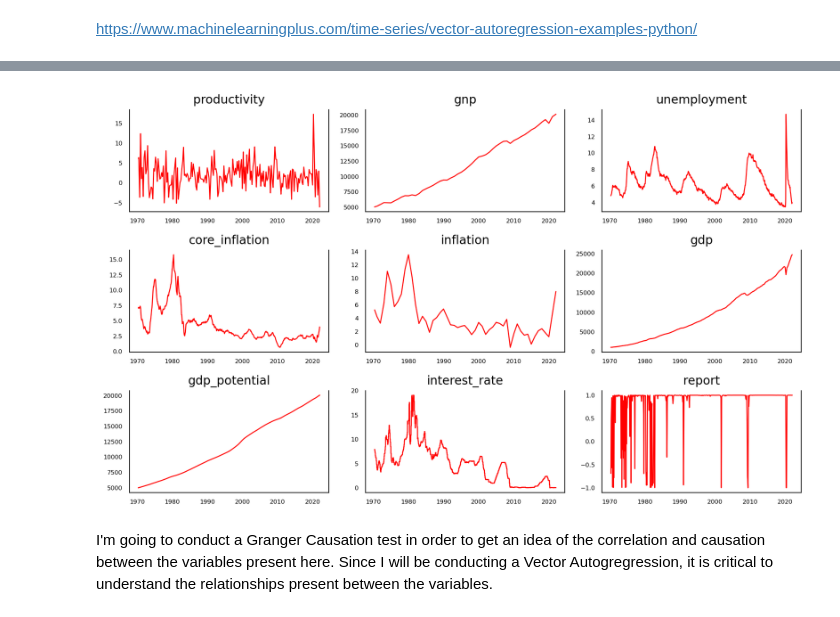
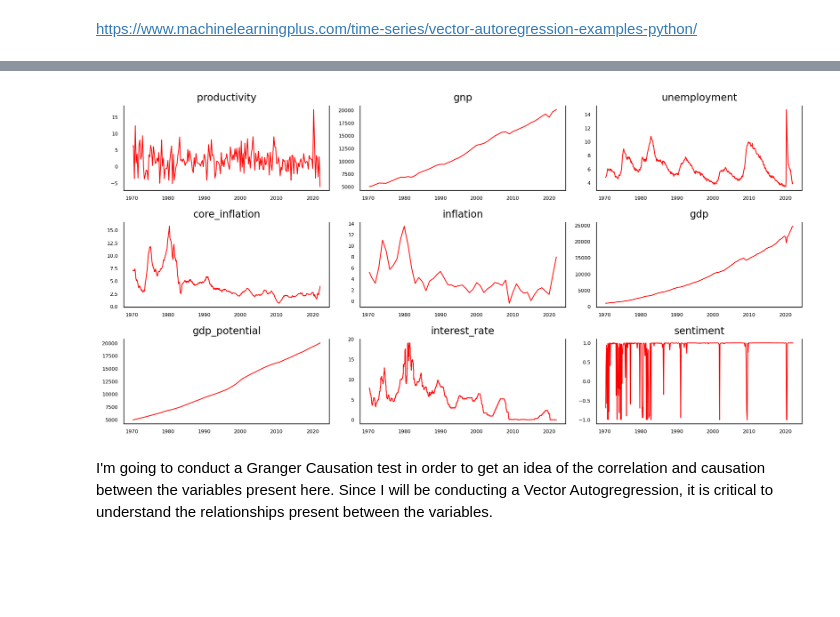
Before and after one commit to DanielGroneberg/Federal-Reserve-Interest-Rates-Forecast, a Jupyter notebook: code/02-EDA.ipynb, the cells around one changed output, grey strips where cells are left out. Saved outputs shown, nothing was run; the diff lists cells and outputs as text; code cells hidden in the pictures; blank space fills up the shorter version.

```diff
--- a/code/02-EDA.ipynb
+++ b/code/02-EDA.ipynb
@@ -37,19 +42,20 @@ numeric_df = df.drop(columns = ['report'])
 # %%
 # via https://www.machinelearningplus.com/time-series/vector-autoregression-examples-python/
-fig, axes = plt.subplots(nrows = 3, ncols = 3, dpi = 200, figsize = (10,6))
+fig, axes = plt.subplots(nrows = 3, ncols = 3, dpi = 200, figsize = (12,6))
 for i, ax in enumerate(axes.flatten()):
     data = numeric_df[numeric_df.columns[i]]
     ax.plot(data, color = 'red', linewidth = 1)
     # Decorations
-    ax.set_title(df.columns[i])
+    ax.set_title(numeric_df.columns[i])
     ax.xaxis.set_ticks_position('none')
     ax.yaxis.set_ticks_position('none')
     ax.spines["top"].set_alpha(0)
     ax.tick_params(labelsize = 6)
 
 plt.tight_layout();
+plt.savefig('../data/plots.png')
 # %% [output]
-[figure, old version]
+[figure, new version]
 # %% [markdown]
 I'm going to conduct a Granger Causation test in order to get an idea of the correlation and causation between the variables present here. Since I will be conducting a Vector Autogregression, it is critical to understand the relationships present between the variables.
 # %%
```
Also changed, not shown: parts of 4 cells of this notebook.
